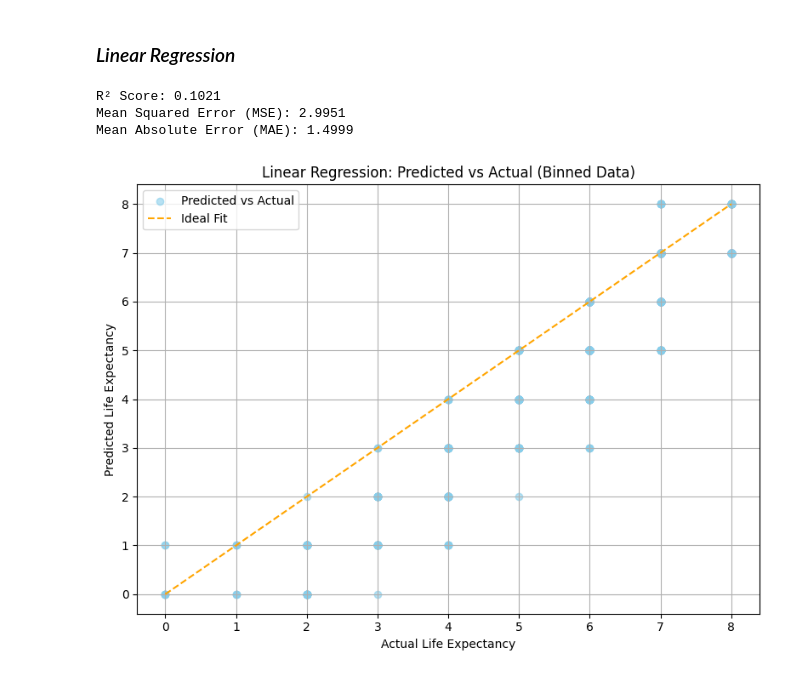
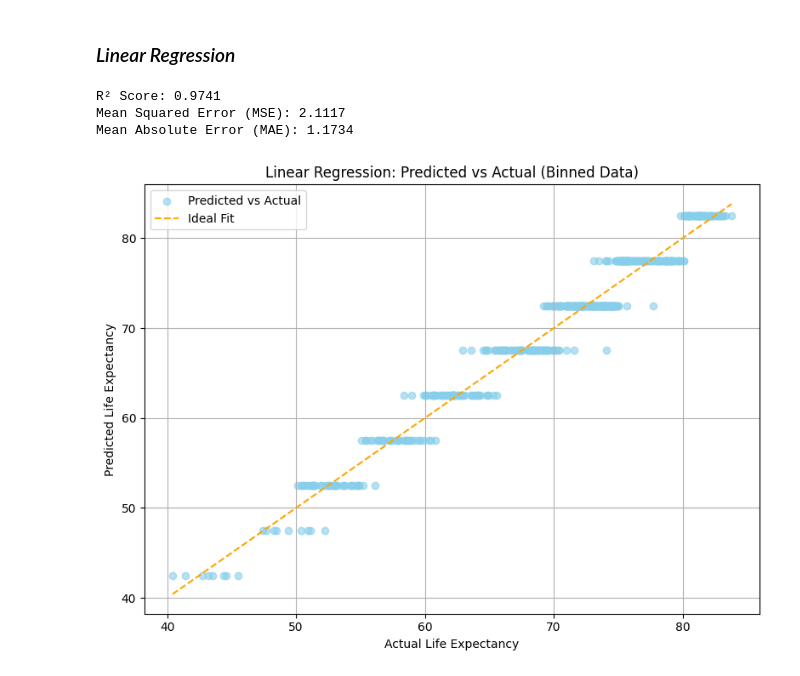
Before and after one commit to malinhauglandh/life-expectancy-prediction, a Jupyter notebook: eda/feature_selection_binning.ipynb, the cells around one changed output. Saved outputs shown, nothing was run; the diff lists cells and outputs as text; code cells hidden in the pictures.

```diff
--- a/eda/feature_selection_binning.ipynb
+++ b/eda/feature_selection_binning.ipynb
@@ -629,20 +642,20 @@ min_bic_idx = np.argmin(bic_list) + 1
 optimal_features_idx = list(sfs_fw.subsets_[min_bic_idx]['feature_idx'])
 
 # Select optimal features
-X_optimal_train = X_train.iloc[:, optimal_features_idx]
-X_optimal_test = X_test.iloc[:, optimal_features_idx]
+X_optimal_train = X_train_df.iloc[:, optimal_features_idx]
+X_optimal_test = X_test_df.iloc[:, optimal_features_idx]
 
 # Step 3: Train Random Forest on Balanced Data
 rf_model = RandomForestRegressor(n_estimators=100, random_state=42)
-rf_model.fit(X_optimal_train, y_train_resampled)
+rf_model.fit(X_optimal_train, y_resampled_continuous)
 
 # Generate Predictions
 y_pred_rf = rf_model.predict(X_optimal_test)
 
 # Step 5: Visualization
 fig, ax = plt.subplots(figsize=(8, 6))
-ax.scatter(y_test, y_pred_rf, alpha=0.6, color='skyblue', label="Predicted vs Actual")
-ax.plot([min(y_test), max(y_test)], [min(y_test), max(y_test)], color='orange', linestyle='--', label="Ideal Fit")
+ax.scatter(y_test_continuous, y_pred_rf, alpha=0.6, color='skyblue', label="Predicted vs Actual")
+ax.plot([min(y_test_continuous), max(y_test_continuous)], [min(y_test_continuous), max(y_test_continuous)], color='orange', linestyle='--', label="Ideal Fit")
 ax.set_title("Random Forest: Predicted vs Actual (Binned Data)")
 ax.set_xlabel("Actual Life Expectancy")
 ax.set_ylabel("Predicted Life Expectancy")
@@ -718,15 +731,15 @@ plt.show()
 knn_model = KNeighborsRegressor(n_neighbors=1)
 
 # Train KNN model on the training set with optimal features
-knn_model.fit(X_optimal_train, y_train_resampled)
+knn_model.fit(X_optimal_train, y_resampled_continuous)
 
 # Step 2: Generate Predictions
 y_pred_knn = knn_model.predict(X_optimal_test)
 
 # Step 3: Evaluate the KNN Model
-r2_knn = r2_score(y_test, y_pred_knn)
-mse_knn = mean_squared_error(y_test, y_pred_knn)
-mae_knn = mean_absolute_error(y_test, y_pred_knn)
+r2_knn = r2_score(y_test_continuous, y_pred_knn)
+mse_knn = mean_squared_error(y_test_continuous, y_pred_knn)
+mae_knn = mean_absolute_error(y_test_continuous, y_pred_knn)
 
 # Display Results
 print(f"R² Score: {r2_knn:.4f}")
@@ -736,8 +749,8 @@ print(f"Mean Absolute Error (MAE): {mae_knn:.4f}")
 # Step 4: Visualization
 # Create a scatter plot for predicted vs actual values
 fig, ax = plt.subplots(figsize=(8, 6))
-ax.scatter(y_test, y_pred_knn, alpha=0.6, color='skyblue', label="Predicted vs Actual")
-ax.plot([min(y_test), max(y_test)], [min(y_test), max(y_test)], color='orange', linestyle='--', label="Ideal Fit")
+ax.scatter(y_test_continuous, y_pred_knn, alpha=0.6, color='skyblue', label="Predicted vs Actual")
+ax.plot([min(y_test_continuous), max(y_test_continuous)], [min(y_test_continuous), max(y_test_continuous)], color='orange', linestyle='--', label="Ideal Fit")
 ax.set_title("KNN: Predicted vs Actual (Binned Data)")
 ax.set_xlabel("Actual Life Expectancy")
 ax.set_ylabel("Predicted Life Expectancy")
@@ -755,36 +768,36 @@ Mean Absolute Error (MAE): 0.9372
 # %%
 # Linear Regression on Transformed Data
 # Train a linear regression model on the training set with optimal features
 lin_reg_model = LinearRegression()
-lin_reg_model.fit(X_optimal_train, y_train_resampled)
+lin_reg_model.fit(X_optimal_train, y_resampled_continuous)
 
 # Generate Predictions
 y_pred_lr = lin_reg_model.predict(X_optimal_test)
 
 # Evaluate the Linear Regression Model
-r2_lr = r2_score(y_test, y_pred_lr)
-mse_lr = mean_squared_error(y_test, y_pred_lr)
-mae_lr = mean_absolute_error(y_test, y_pred_lr)
+r2_lr = r2_score(y_test_continuous, y_pred_lr)
+mse_lr = mean_squared_error(y_test_continuous, y_pred_lr)
+mae_lr = mean_absolute_error(y_test_continuous, y_pred_lr)
 
 # Display Results
 print(f"R² Score: {r2_lr:.4f}")
 print(f"Mean Squared Error (MSE): {mse_lr:.4f}")
 print(f"Mean Absolute Error (MAE): {mae_lr:.4f}")
 
 # Step 4: Visualization
 # Create a scatter plot for predicted vs actual values
 fig, ax = plt.subplots(figsize=(8, 6))
-ax.scatter(y_test, y_pred_knn, alpha=0.6, color='skyblue', label="Predicted vs Actual")
-ax.plot([min(y_test), max(y_test)], [min(y_test), max(y_test)], color='orange', linestyle='--', label="Ideal Fit")
+ax.scatter(y_test_continuous, y_pred_knn, alpha=0.6, color='skyblue', label="Predicted vs Actual")
+ax.plot([min(y_test_continuous), max(y_test_continuous)], [min(y_test_continuous), max(y_test_continuous)], color='orange', linestyle='--', label="Ideal Fit")
 ax.set_title("Linear Regression: Predicted vs Actual (Binned Data)")
 ax.set_xlabel("Actual Life Expectancy")
 ax.set_ylabel("Predicted Life Expectancy")
 ax.legend()
 ax.grid(True)
 plt.tight_layout()
 plt.show()
 # %% [output]
-R² Score: 0.1021
-Mean Squared Error (MSE): 2.9951
-Mean Absolute Error (MAE): 1.4999
+R² Score: 0.9741
+Mean Squared Error (MSE): 2.1117
+Mean Absolute Error (MAE): 1.1734
-[figure, old version]
+[figure, new version]
```
Also changed, not shown: parts of 11 cells of this notebook.
